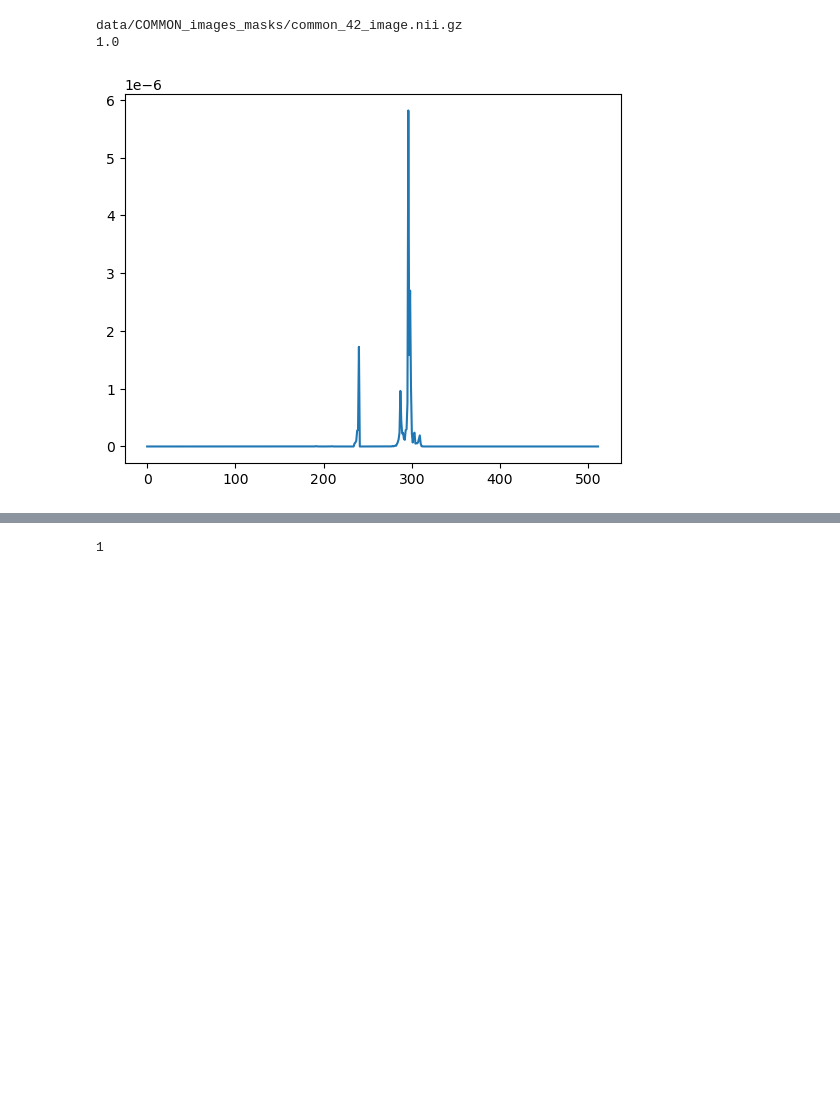
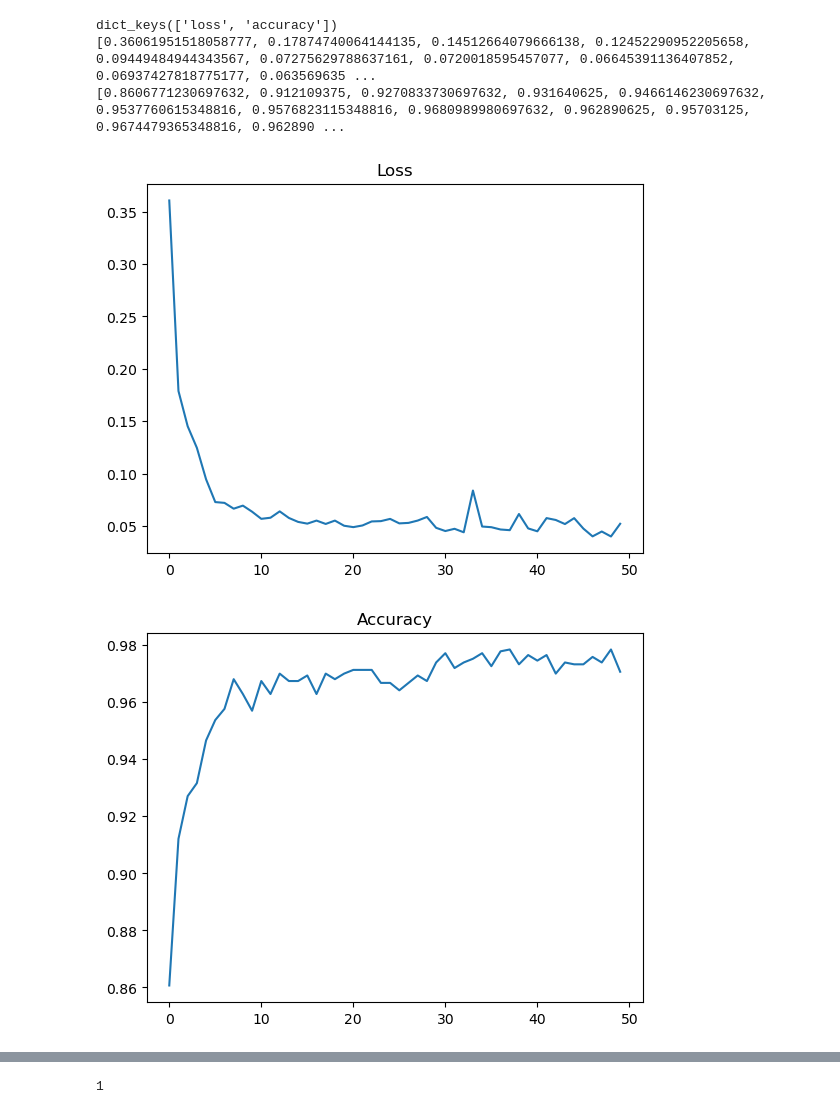
Before and after one commit to lassestahnke/femur_segmentation_atlas, a Jupyter notebook: main_classification.ipynb, the cells around one changed output, grey strips where cells are left out. Saved outputs shown, nothing was run; the diff lists cells and outputs as text; code cells hidden in the pictures; blank space fills up the shorter version.

```diff
--- a/main_classification.ipynb
+++ b/main_classification.ipynb
@@ -67,7 +67,13 @@ def preprocess_images(image, input_size):
     """
     input_size = (input_size[1], input_size[0]) # opencv takes y first and then x
     image_preprocessed = [cv2.resize(slice, input_size) for slice in image]
-    image_preprocessed = [(slice - np.min(slice)) / (np.max(slice) - np.min(slice)) for slice in image_preprocessed]
+    for slice in image_preprocessed:
+        slice[slice < 100] = 0
+        #if np.max(slice) != 0:
+        #    slice -= np.min(slice)
+        #    slice /= (np.max(slice) - np.min(slice))
+
+    #image_preprocessed = [(slice - np.min(slice)) / (np.max(slice) - np.min(slice)) for slice in image_preprocessed]
     image_preprocessed = [slice[..., np.newaxis] for slice in image_preprocessed]
 
     print(image_preprocessed[0].max())
@@ -122,7 +128,7 @@ def train_classifier(im_list, labels_list):
     train classifier
     NB --> sagital slices of different images have different size in y direction
     '''
-    epochs = 30
+    epochs = 50
     batch_size = 32
     shape  = im_list[0].shape
     images_preprocessed = np.array(preprocess_images(im_list, shape))
@@ -132,16 +138,16 @@ def train_classifier(im_list, labels_list):
     #x_val = np.array(images_preprocessed[1024:])
     #y_val = np.array(labels_list[1024:])
 
-    model = GetLeNet(n_base=16, input_shape=(shape[0], shape[1], 1))
+    model = GetLeNet(n_base=8, input_shape=(shape[0], shape[1], 1))
     model.compile(loss=keras.losses.BinaryCrossentropy(from_logits=True),
               optimizer=tf.keras.optimizers.Adam(learning_rate=0.0001),
               metrics=['accuracy'])
-    model.fit(x=images_preprocessed, y=labels_list,
+    history = model.fit(x=images_preprocessed, y=labels_list,
               batch_size=batch_size,
               #validation_data=(x_val, y_val),
               epochs=epochs,verbose=1)
 
-    return model, shape
+    return model, shape, history
 # %%
 atlas_images_base = os.path.join("data", "GROUP_images")
 files_images = os.listdir(atlas_images_base)
@@ -149,6 +155,6 @@ atlas_images = [os.path.join(atlas_images_base, fil) for fil in files_images if
 print(atlas_images)
 atlas_images.sort()
 slices = get_slices_from_paths(atlas_images)
-model, shape = train_classifier(slices, label)
+model, shape, history = train_classifier(slices, label)
 # %% [output]
 ['data/GROUP_images/g1_53_image.nii.gz', 'data/GROUP_images/g1_54_image.nii.gz', 'data/GROUP_images/g1_55_image.nii.gz']
@@ -189,17 +195,18 @@ Epoch 30/30
-# %%
-common_images_base = os.path.join("data", "COMMON_images_masks")
-files_common_images = os.listdir(common_images_base)
-files_common_images = [os.path.join(common_images_base, fil) for fil in files_common_images if ".nii" in fil and "image" in fil]
-print(files_common_images[2])
-
-slices = get_slices_from_paths([files_common_images[0]])
-images_preprocessed = preprocess_images(slices, shape)
-y_pred = model.predict(np.array(images_preprocessed))
-
-import matplotlib.pyplot as plt
-plt.plot(range(len(y_pred)), y_pred)
-plt.show()
-# %% [output]
-data/COMMON_images_masks/common_42_image.nii.gz
-1.0
-[figure, removed]
+# %%
+print(history.history.keys())
+print(history.history["loss"])
+print(history.history["accuracy"])
+
+plt.plot(history.history["loss"])
+plt.title("Loss")
+plt.show()
+
+plt.plot(history.history["accuracy"])
+plt.title("Accuracy")
+plt.show()
+# %% [output]
+dict_keys(['loss', 'accuracy'])
+[0.36061951518058777, 0.17874740064144135, 0.14512664079666138, 0.12452290952205658, 0.09449484944343567, 0.07275629788637161, 0.0720018595457077, 0.06645391136407852, 0.06937427818775177, 0.063569635 ...
+[0.8606771230697632, 0.912109375, 0.9270833730697632, 0.931640625, 0.9466146230697632, 0.9537760615348816, 0.9576823115348816, 0.9680989980697632, 0.962890625, 0.95703125, 0.9674479365348816, 0.962890 ...
+[figure, added]
+[figure, added]
```
Also changed, not shown: parts of 4 cells of this notebook, 3 other files.
